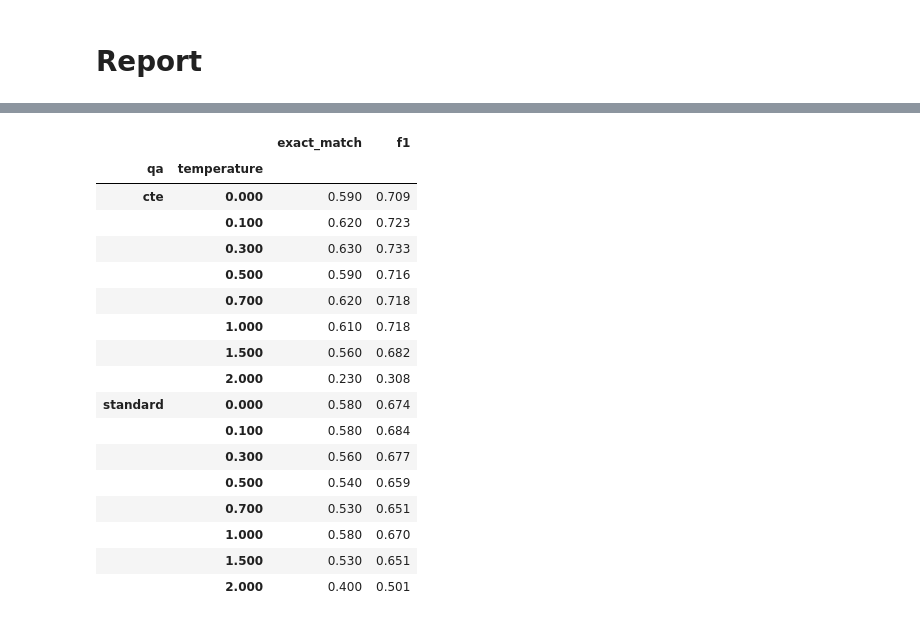
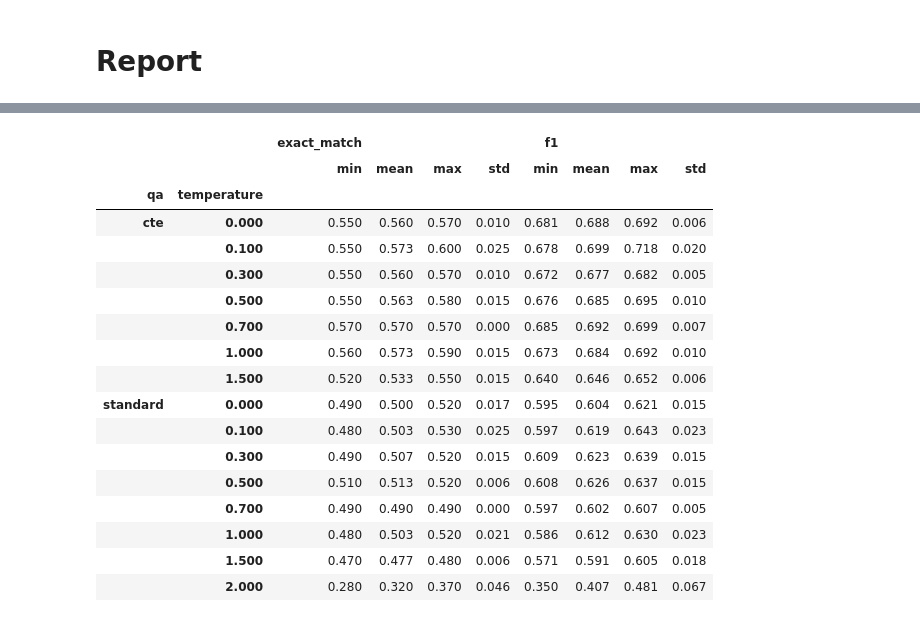
Before and after one commit to bdsaglam/bellem, a Jupyter notebook: dev_nbs/ablation/ablation-temperature-shqa.ipynb, the cells around one changed output, grey strips where cells are left out. Drawn from its saved outputs; the diff is of its cells as text; code cells hidden in the pictures.

```diff
--- a/dev_nbs/ablation/ablation-temperature-shqa.ipynb
+++ b/dev_nbs/ablation/ablation-temperature-shqa.ipynb
@@ -27,11 +27,11 @@ SAMPLE_SIZE = 100
+# %%
+N_RUNS = 3
 # %%
 from bellek.musique.constants import ABLATION_RECORD_IDS
 
 df = pd.read_json('../../data/generated/musique-evaluation/dataset.jsonl', orient='records', lines=True)
 df = df.set_index('id', drop=False).loc[ABLATION_RECORD_IDS].copy().reset_index(drop=True)
-qd_df = pd.read_json('../../data/generated/musique-evaluation/question-decomposition.jsonl', orient='records', lines=True)
-df = pd.merge(df.drop(columns=['question', 'question_decomposition']), qd_df, on='id', suffixes=('', ''))
-df = df.head(SAMPLE_SIZE)
+# df = df.sample(10)
 
 print(df.shape)
 df.head()
@@ -46,2 +45,0 @@ df.head()
-# %%
-perfect_retrieval_func = lambda docs, query: [doc for doc in docs if doc['is_supporting']]
@@ -50,9 +65,20 @@ results = []
 # %%
-for temperature in [0.0, 0.1, 0.3, 0.5, 0.7, 1.0, 1.5, 2.0]:
-    with magentic.OpenaiChatModel("gpt-3.5-turbo", temperature=temperature):
-        for qa_prompting, qa_func in [('standard', answer_question_standard), ('cte', answer_question_cte)]:
-            for i in range(1, N_RUNS+1):
-                _, scores = benchmark(df, qa_func, perfect_retrieval_func, ignore_errors=True)
-                results.append({**scores, "retrieval": "groundtruth", "context": "paragraphs", "qa": qa_prompting, "temperature": temperature, "run": i})
-                jprint(scores)
+# results = []
+
+# for temperature in tqdm([0.0, 0.1, 0.3, 0.5, 0.7, 1.0, 1.5, 2.0]):
+#     completion_kwargs = {"temperature": temperature}
+#     for qa_technique, qa_func in [("standard", answer_question_standard), ("cte", answer_question_cte)]:
+#         qa_func = partial(qa_func, completion_kwargs=completion_kwargs)
+#         for run in range(1, N_RUNS + 1):
+#             _, scores = benchmark(df, qa_func, perfect_retrieval_func, ignore_errors=False)
+#             results.append(
+#                 {
+#                     **scores,
+#                     "retrieval": "groundtruth",
+#                     "context": "paragraphs",
+#                     "qa": qa_technique,
+#                     "temperature": temperature,
+#                     "run": run,
+#                 }
+#             )
 # %% [output]
@@ -145,26 +111,26 @@ from datetime import datetime
 suffix = datetime.utcnow().strftime("%Y%m%d-%H%M%S")
 report_df.to_json(f'./ablation-temperature-{suffix}.jsonl', orient='records', lines=True)
 # %%
-report_df.drop(columns=['context', 'retrieval', 'run']).groupby(['qa', 'temperature']).mean()
+report_df.drop(columns=['context', 'retrieval', 'run']).groupby(['qa', 'temperature']).agg(['min', 'mean', 'max', 'std'])
 # %% [output]
-|  |  | exact_match | f1 |
-| qa | temperature |  |  |
-| cte | 0.000 | 0.590 | 0.709 |
-|  | 0.100 | 0.620 | 0.723 |
-|  | 0.300 | 0.630 | 0.733 |
-|  | 0.500 | 0.590 | 0.716 |
-|  | 0.700 | 0.620 | 0.718 |
-|  | 1.000 | 0.610 | 0.718 |
-|  | 1.500 | 0.560 | 0.682 |
-|  | 2.000 | 0.230 | 0.308 |
-| standard | 0.000 | 0.580 | 0.674 |
-|  | 0.100 | 0.580 | 0.684 |
-|  | 0.300 | 0.560 | 0.677 |
-|  | 0.500 | 0.540 | 0.659 |
-|  | 0.700 | 0.530 | 0.651 |
-|  | 1.000 | 0.580 | 0.670 |
-|  | 1.500 | 0.530 | 0.651 |
-|  | 2.000 | 0.400 | 0.501 |
+|  |  | exact_match |  |  |  | f1 |  |  |  |
+|  |  | min | mean | max | std | min | mean | max | std |
+| qa | temperature |  |  |  |  |  |  |  |  |
+| cte | 0.000 | 0.550 | 0.560 | 0.570 | 0.010 | 0.681 | 0.688 | 0.692 | 0.006 |
+|  | 0.100 | 0.550 | 0.573 | 0.600 | 0.025 | 0.678 | 0.699 | 0.718 | 0.020 |
+|  | 0.300 | 0.550 | 0.560 | 0.570 | 0.010 | 0.672 | 0.677 | 0.682 | 0.005 |
+|  | 0.500 | 0.550 | 0.563 | 0.580 | 0.015 | 0.676 | 0.685 | 0.695 | 0.010 |
+|  | 0.700 | 0.570 | 0.570 | 0.570 | 0.000 | 0.685 | 0.692 | 0.699 | 0.007 |
+|  | 1.000 | 0.560 | 0.573 | 0.590 | 0.015 | 0.673 | 0.684 | 0.692 | 0.010 |
+|  | 1.500 | 0.520 | 0.533 | 0.550 | 0.015 | 0.640 | 0.646 | 0.652 | 0.006 |
+| standard | 0.000 | 0.490 | 0.500 | 0.520 | 0.017 | 0.595 | 0.604 | 0.621 | 0.015 |
+|  | 0.100 | 0.480 | 0.503 | 0.530 | 0.025 | 0.597 | 0.619 | 0.643 | 0.023 |
+|  | 0.300 | 0.490 | 0.507 | 0.520 | 0.015 | 0.609 | 0.623 | 0.639 | 0.015 |
+|  | 0.500 | 0.510 | 0.513 | 0.520 | 0.006 | 0.608 | 0.626 | 0.637 | 0.015 |
+|  | 0.700 | 0.490 | 0.490 | 0.490 | 0.000 | 0.597 | 0.602 | 0.607 | 0.005 |
+|  | 1.000 | 0.480 | 0.503 | 0.520 | 0.021 | 0.586 | 0.612 | 0.630 | 0.023 |
+|  | 1.500 | 0.470 | 0.477 | 0.480 | 0.006 | 0.571 | 0.591 | 0.605 | 0.018 |
+|  | 2.000 | 0.280 | 0.320 | 0.370 | 0.046 | 0.350 | 0.407 | 0.481 | 0.067 |
 # %%
 print(report_df.drop(columns=['context', 'retrieval', 'run']).groupby(['qa', 'temperature']).mean().to_latex())
 # %% [output]
```
Also changed, not shown: parts of 9 cells of this notebook, 17 other files.
